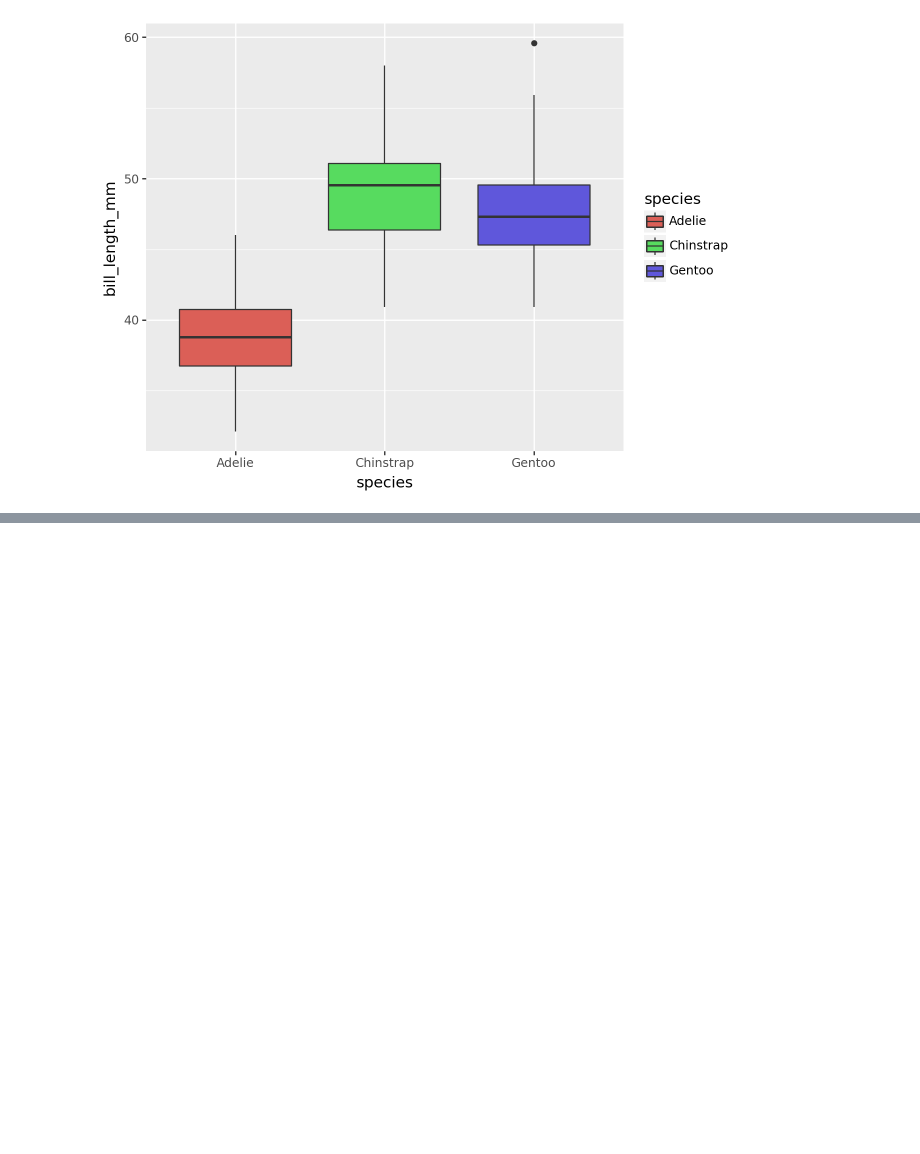
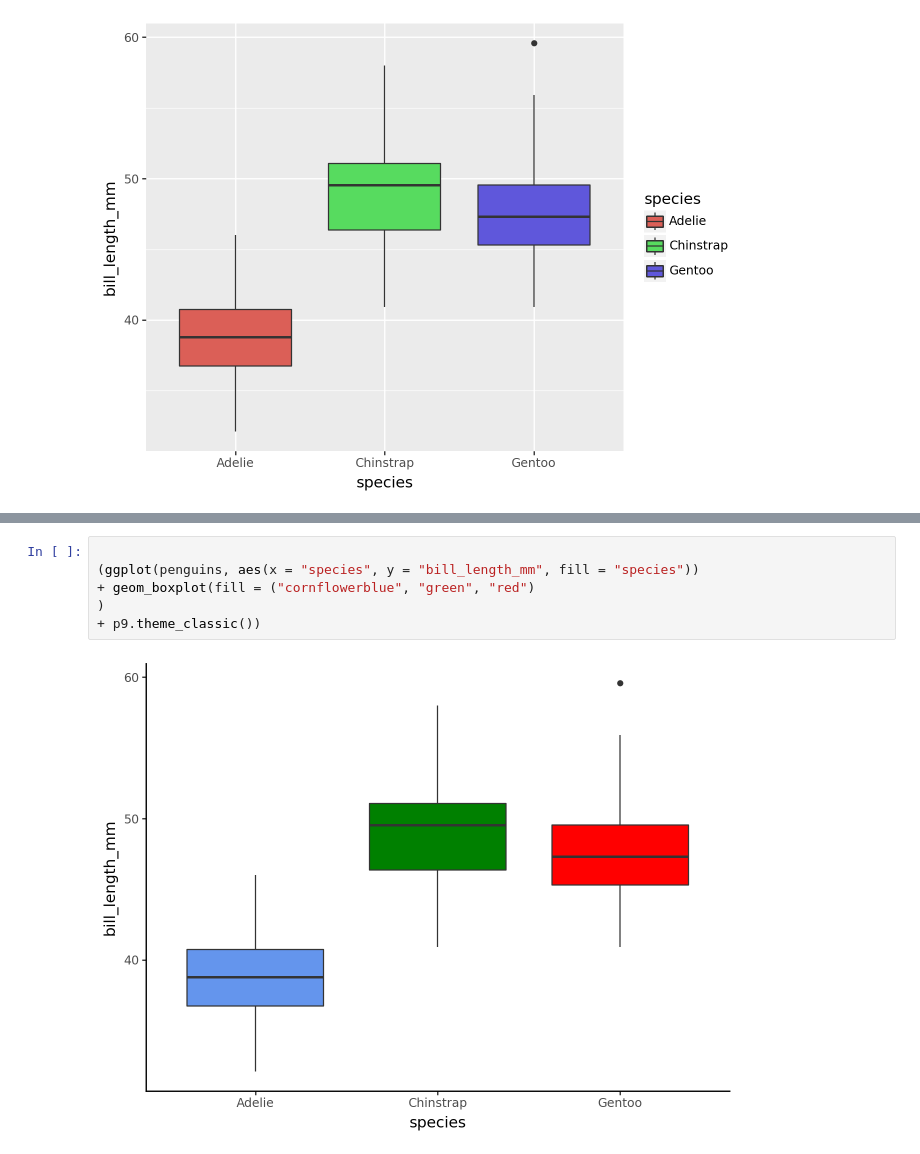
Before and after one commit to davisbove/GSB_544, a Jupyter notebook: chapter_3.ipynb, the cells around one changed output, grey strips where cells are left out. Drawn from its saved outputs; the diff is of its cells as text; blank space fills up the shorter version.

```diff
--- a/chapter_3.ipynb
+++ b/chapter_3.ipynb
@@ -52,0 +81,8 @@ penguins = load_penguins()
+# %%
+
+(ggplot(penguins, aes(x = "species", y = "bill_length_mm", fill = "species"))
++ geom_boxplot(fill = ("cornflowerblue", "green", "red")
+)
++ p9.theme_classic())
+# %% [output]
+[figure, added]
```
Also changed, not shown: parts of 6 cells of this notebook.
